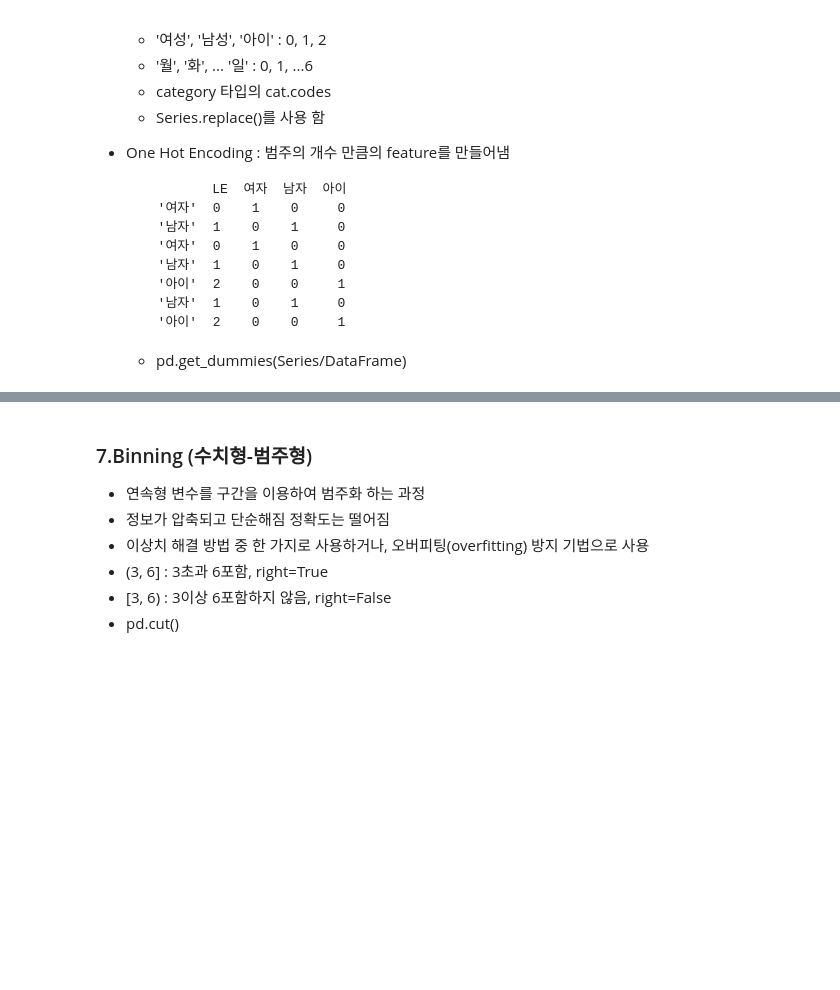
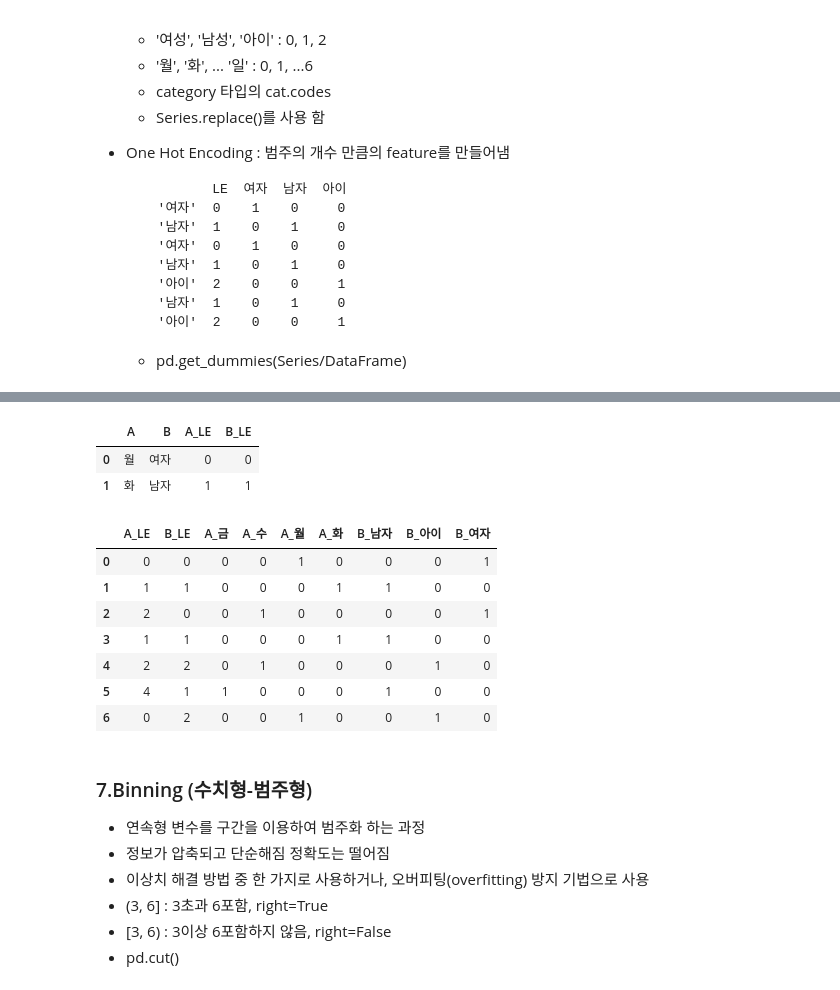
Before and after one commit to JM-world/BigData.Analysis.Article-Practical.skills, a Jupyter notebook: 1.pandas/[pandas_05]_Statistic_LAB.ipynb, the cells around one changed output, grey strips where cells are left out. Saved outputs shown, nothing was run; the diff lists cells and outputs as text; code cells hidden in the pictures; blank space fills up the shorter version.

```diff
--- a/1.pandas/[pandas_05]_Statistic_LAB.ipynb
+++ b/1.pandas/[pandas_05]_Statistic_LAB.ipynb
@@ -398,5 +529,22 @@ b
+# %%
+df.head(2)
+# %% [output]
+|  | A | B | A_LE | B_LE |
+| 0 | 월 | 여자 | 0 | 0 |
+| 1 | 화 | 남자 | 1 | 1 |
 # %%
 # [6] df의 모든 범주형 변수를 OneHotEncoding 합니다
+df3 = pd.get_dummies(df).astype(int)
+df3
+# %% [output]
+|  | A_LE | B_LE | A_금 | A_수 | A_월 | A_화 | B_남자 | B_아이 | B_여자 |
+| 0 | 0 | 0 | 0 | 0 | 1 | 0 | 0 | 0 | 1 |
+| 1 | 1 | 1 | 0 | 0 | 0 | 1 | 1 | 0 | 0 |
+| 2 | 2 | 0 | 0 | 1 | 0 | 0 | 0 | 0 | 1 |
+| 3 | 1 | 1 | 0 | 0 | 0 | 1 | 1 | 0 | 0 |
+| 4 | 2 | 2 | 0 | 1 | 0 | 0 | 0 | 1 | 0 |
+| 5 | 4 | 1 | 1 | 0 | 0 | 0 | 1 | 0 | 0 |
+| 6 | 0 | 2 | 0 | 0 | 1 | 0 | 0 | 1 | 0 |
 # %% [markdown]
 ### 7.Binning (수치형-범주형)
 - 연속형 변수를 구간을 이용하여 범주화 하는 과정
```
Also changed, not shown: parts of 44 cells of this notebook, 4 other files.
